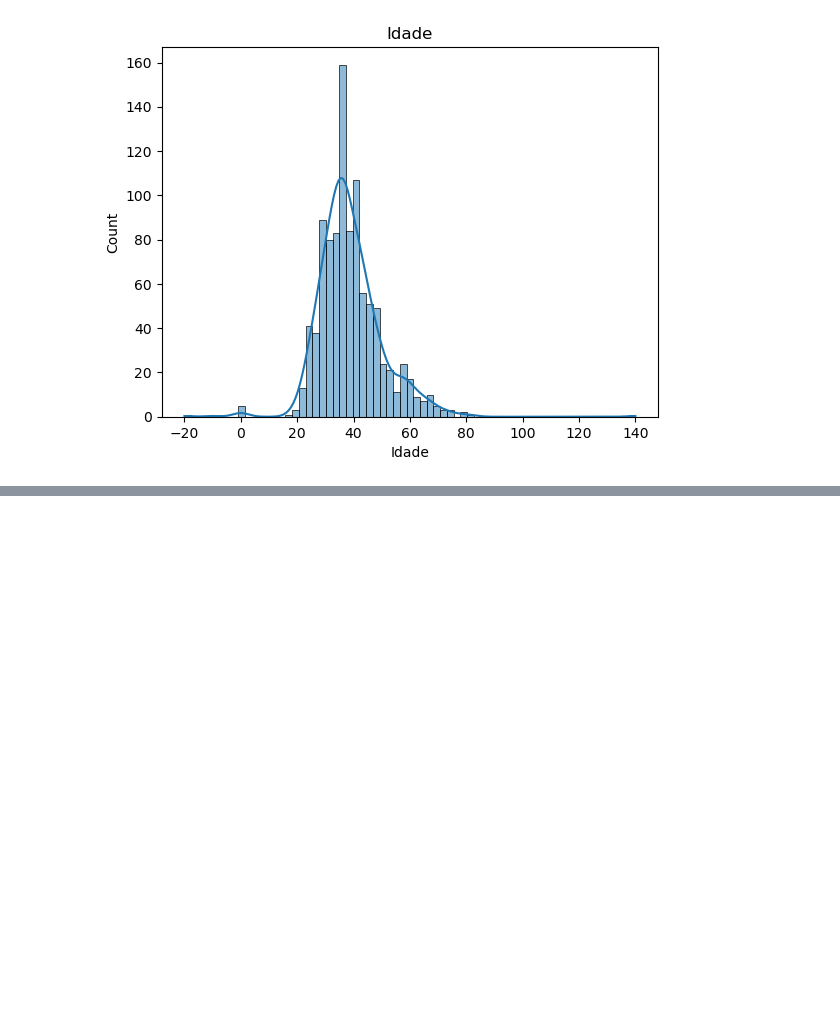
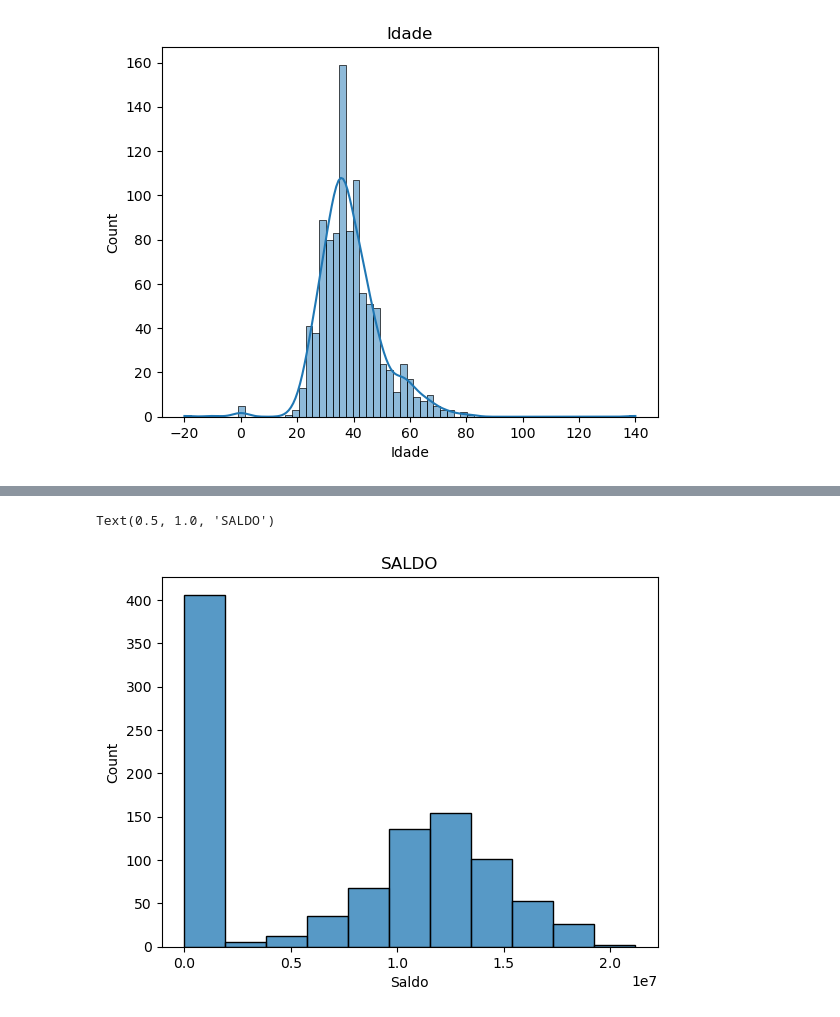
Before and after one commit to eduardonicioli/mineracao_dados, a Jupyter notebook: LimpezaTratamentoDados.ipynb, the cells around one changed output, grey strips where cells are left out. Saved outputs shown, nothing was run; the diff lists cells and outputs as text; code cells hidden in the pictures; blank space fills up the shorter version.

```diff
--- a/LimpezaTratamentoDados.ipynb
+++ b/LimpezaTratamentoDados.ipynb
@@ -115,0 +137,5 @@ Text(0.5, 1.0, 'Idade')
+# %%
+srn.histplot(dataset['Saldo']).set_title('SALDO')
+# %% [output]
+Text(0.5, 1.0, 'SALDO')
+[figure, added]
```
Also changed, not shown: parts of 31 cells of this notebook, 3 other files.
